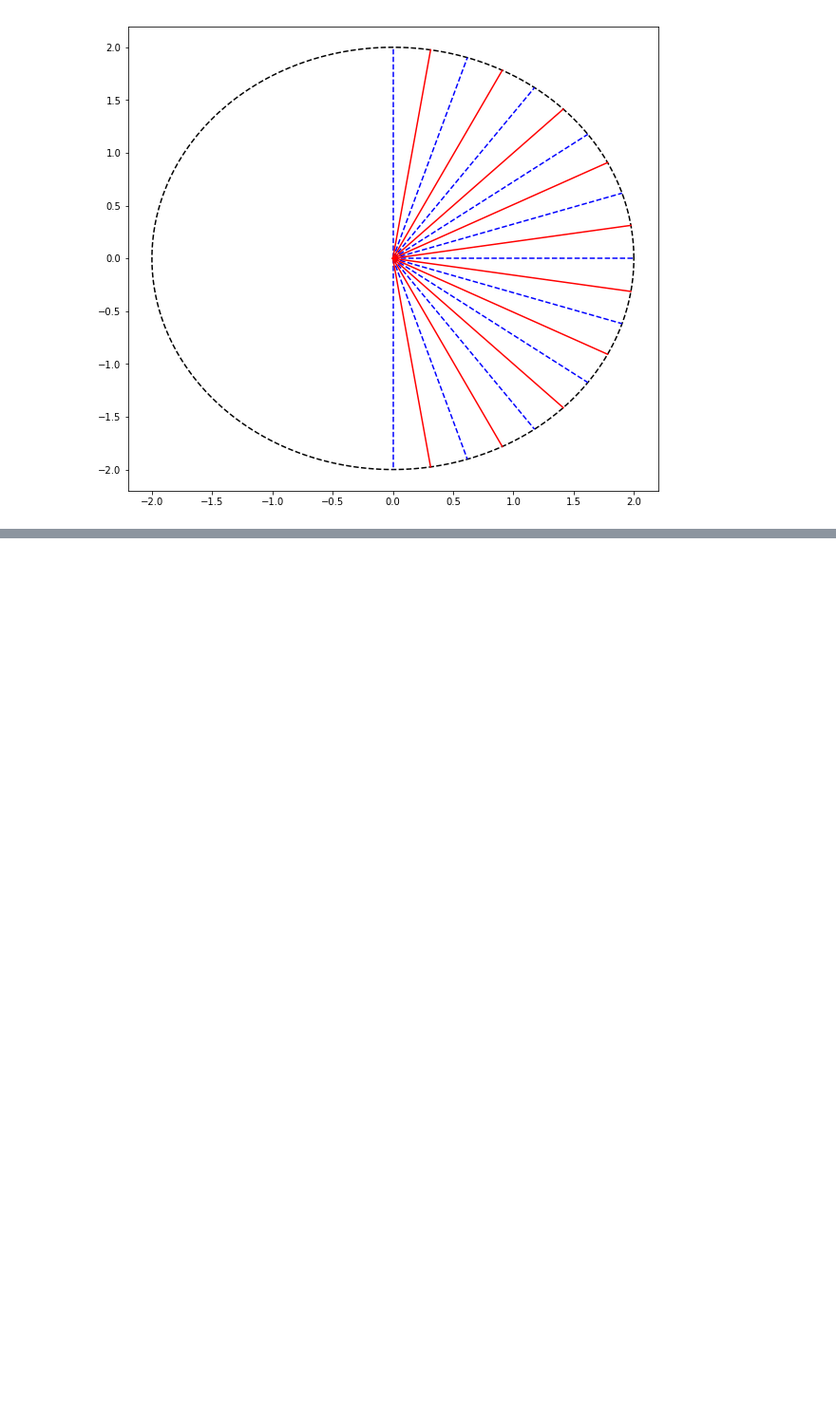
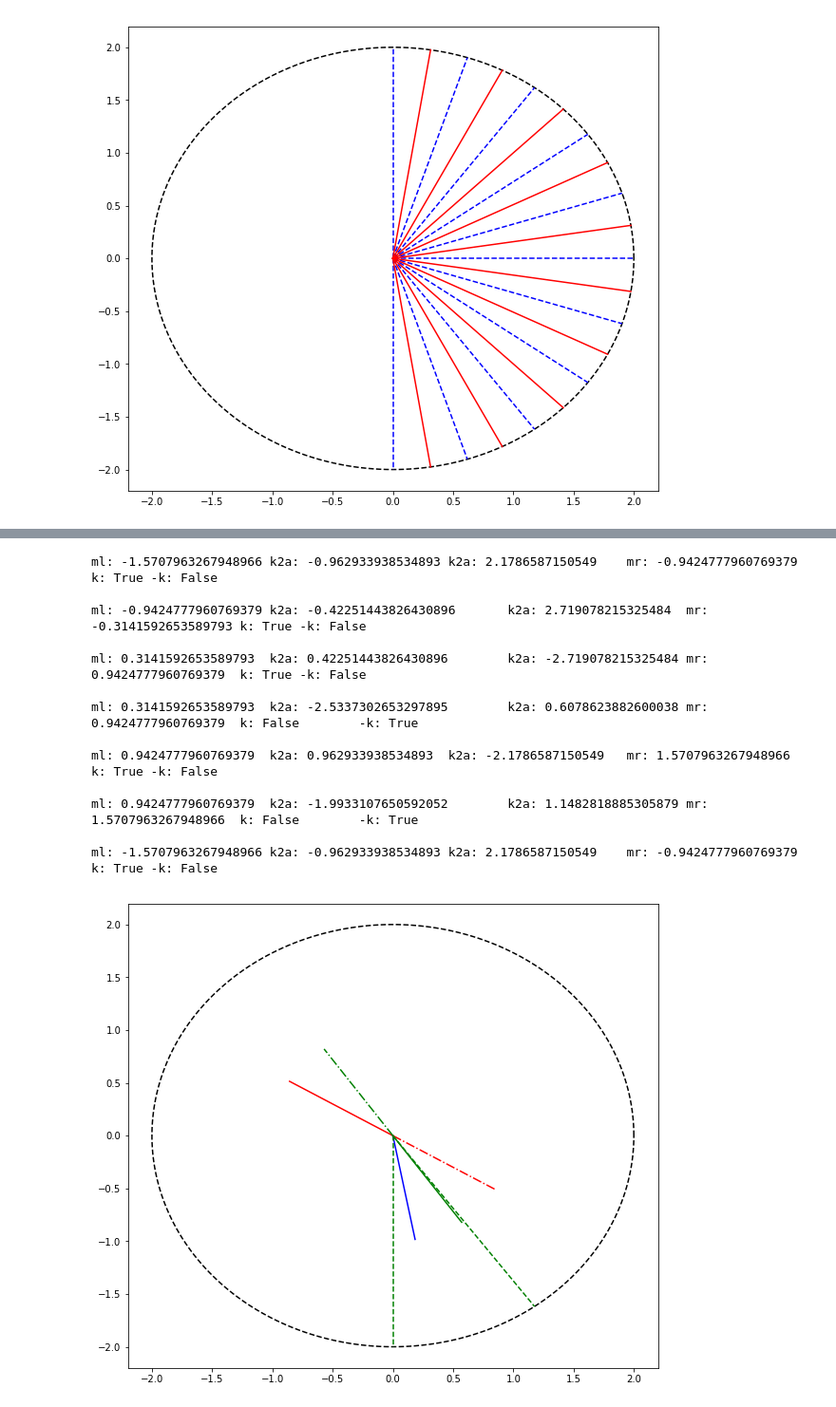
Before and after one commit to EndCar808/2D-Navier-Stokes, a Jupyter notebook: Plotting/Untitled.ipynb, the cells around one changed output, grey strips where cells are left out. Shown at 95% size. Cells and saved outputs as stored; diff of their text form; code cells hidden in the pictures; blank space fills up the shorter version.

Commit message:
POST: Corrected k2 angle computation.

```diff
--- a/Plotting/Untitled.ipynb
+++ b/Plotting/Untitled.ipynb
@@ -160,0 +128,77 @@ for l in range(mid_theta.shape[0]):
+# %%
+k3x_l = [12]
+k3y_l = [64, -64]
+k1x_l = [40, -40]
+k1y_l = [24, -24]
+
+n_theta   = 5
+dtheta    = np.pi / n_theta
+theta     = np.arange(-np.pi/2, np.pi/2 + dtheta, dtheta)
+mid_theta = (theta[1:] + theta[:-1]) * 0.5
+
+for a in range(theta.shape[0]):
+    l = 4
+#     for l in range(mid_theta.shape[0]):
+    for k3x in k3x_l:
+        for k3y in k3y_l:
+            k3 = np.array([k3x, k3y])
+            k3 = k3/np.linalg.norm(k3)
+            for k1x in k1x_l:
+                for k1y in k1y_l:
+                    k1 = np.array([k1x, k1y])
+                    k1 = k1/np.linalg.norm(k1)
+                    k2 = k3 - k1
+                    k2x = k2[0]
+                    k2y = k2[1]
+                    pre_fac = k1x*k2y - k2x*k1y
+                    k2 =  k2 / np.linalg.norm(k2)
+                    if (mid_theta[np.mod(a, n_theta)] - dtheta/2 <= vec_angle(k2) < mid_theta[np.mod(a, n_theta)] + dtheta/2) or (k2y < 0 and (mid_theta[np.mod(a, n_theta)] - dtheta/2 <= vec_angle(-k2) < mid_theta[np.mod(a, n_theta)] + dtheta/2)):
+                        print("ml: {}\tk2a: {}\tk2a: {}\tmr: {}\tk: {}\t-k: {}\n".format(mid_theta[np.mod(a, n_theta)] - dtheta/2, vec_angle(k2), vec_angle(-k2), mid_theta[np.mod(a, n_theta)] + dtheta/2,
+                                                                                        (mid_theta[np.mod(a, n_theta)] - dtheta/2 <= vec_angle(k2) < mid_theta[np.mod(a, n_theta)] + dtheta/2),
+                                                                                        (mid_theta[np.mod(a, n_theta)] - dtheta/2 <= vec_angle(-k2) < mid_theta[np.mod(a, n_theta)] + dtheta/2)))
+                        plt.figure(figsize = (10, 9))
+                        plt.plot(x, y, 'k--')
+                        plt.plot([0, k3[0]], [0, k3[1]], 'b')
+                        plt.plot([0, k1[0]], [0, k1[1]], 'r')
+                        plt.plot([0, -k1[0]], [0, -k1[1]], 'r-.')
+                        plt.plot([0, k2[0]], [0, k2[1]], 'g')
+                        plt.plot([0, -k2[0]], [0, -k2[1]], 'g-.')
+                        plt.plot([0, R*np.cos(mid_theta[np.mod(a, n_theta)] - dtheta/2)], [0, R*np.sin(mid_theta[np.mod(a, n_theta)] - dtheta/2)], 'g--')
+                        plt.plot([0, R*np.cos(mid_theta[np.mod(a, n_theta)] + dtheta/2)], [0, R*np.sin(mid_theta[np.mod(a, n_theta)] + dtheta/2)], 'g--')
+
+#                         plt.plot([0, R*np.cos(mid_theta[np.mod(a + l, n_theta)] - dtheta/2)], [0, R*np.sin(mid_theta[np.mod(a + l, n_theta)] - dtheta/2)], 'b--')
+#                         plt.plot([0, R*np.cos(mid_theta[np.mod(a + l, n_theta)] + dtheta/2)], [0, R*np.sin(mid_theta[np.mod(a + l, n_theta)] + dtheta/2)], 'b--')
+#                     if vec_angle(k2) >= mid_theta[np.mod(a + l, n_theta)] - dtheta/2 and vec_angle(k2) < mid_theta[np.mod(a + l, n_theta)] + dtheta/2:
+#                         plt.figure(figsize = (10, 9))
+#                         plt.plot(x, y, 'k--')
+#                         plt.plot([0, R*np.cos(theta[a])], [0, R*np.sin(theta[a])], 'b--')
+#                         plt.plot([0, R*np.cos(theta[a + 1])], [0, R*np.sin(theta[a + 1])], 'b--')
+#                         plt.plot([0, R*np.cos(mid_theta[np.mod(a + l, n_theta)] - dtheta/2)], [0, R*np.sin(mid_theta[np.mod(a + l, n_theta)] - dtheta/2)], 'r--')
+#                         plt.plot([0, R*np.cos(mid_theta[np.mod(a + l, n_theta)] + dtheta/2)], [0, R*np.sin(mid_theta[np.mod(a + l, n_theta)] + dtheta/2)], 'r--')
+
+#                         plt.plot([0, k3[0]], [0, k3[1]], 'b')
+#                         plt.plot([0, k1[0]], [0, k1[1]], 'r')
+#                         plt.plot([0, -k1[0]], [0, -k1[1]], 'r--')
+#                         plt.plot([0, k2[0]], [0, k2[1]], 'g')
+#                         plt.text(x = -2, y = 2, s =  "k3: ({}, {})".format(k3x, k3y))
+#                         plt.text(x = -2, y = 1.5, s =  "k1: ({}, {})".format(k1x, k1y))
+#                         plt.text(x = -2, y = 1, s =  "k2: {}".format(vec_angle(k2)))
+#                         plt.text(x = -2, y = 0.5, s = "m: {}".format((vec_angle(k3) + vec_angle(k1) + np.sign(k1x*k2y - k2x*k1y)*np.pi)/2))
+#                         plt.text(x = -2, y = 0.0, s = "s: {}".format(np.sign(pre_fac)))
+
+#                         plt.show()
+# %% [output]
+ml: -1.5707963267948966 k2a: -0.962933938534893 k2a: 2.1786587150549    mr: -0.9424777960769379 k: True -k: False
+
+ml: -0.9424777960769379 k2a: -0.42251443826430896       k2a: 2.719078215325484  mr: -0.3141592653589793 k: True -k: False
+
+ml: 0.3141592653589793  k2a: 0.42251443826430896        k2a: -2.719078215325484 mr: 0.9424777960769379  k: True -k: False
+
+ml: 0.3141592653589793  k2a: -2.5337302653297895        k2a: 0.6078623882600038 mr: 0.9424777960769379  k: False        -k: True
+
+ml: 0.9424777960769379  k2a: 0.962933938534893  k2a: -2.1786587150549   mr: 1.5707963267948966  k: True -k: False
+
+ml: 0.9424777960769379  k2a: -1.9933107650592052        k2a: 1.1482818885305879 mr: 1.5707963267948966  k: False        -k: True
+
+ml: -1.5707963267948966 k2a: -0.962933938534893 k2a: 2.1786587150549    mr: -0.9424777960769379 k: True -k: False
+[figure, added]
```
Also changed, not shown: parts of 7 cells of this notebook, 6 other files.
